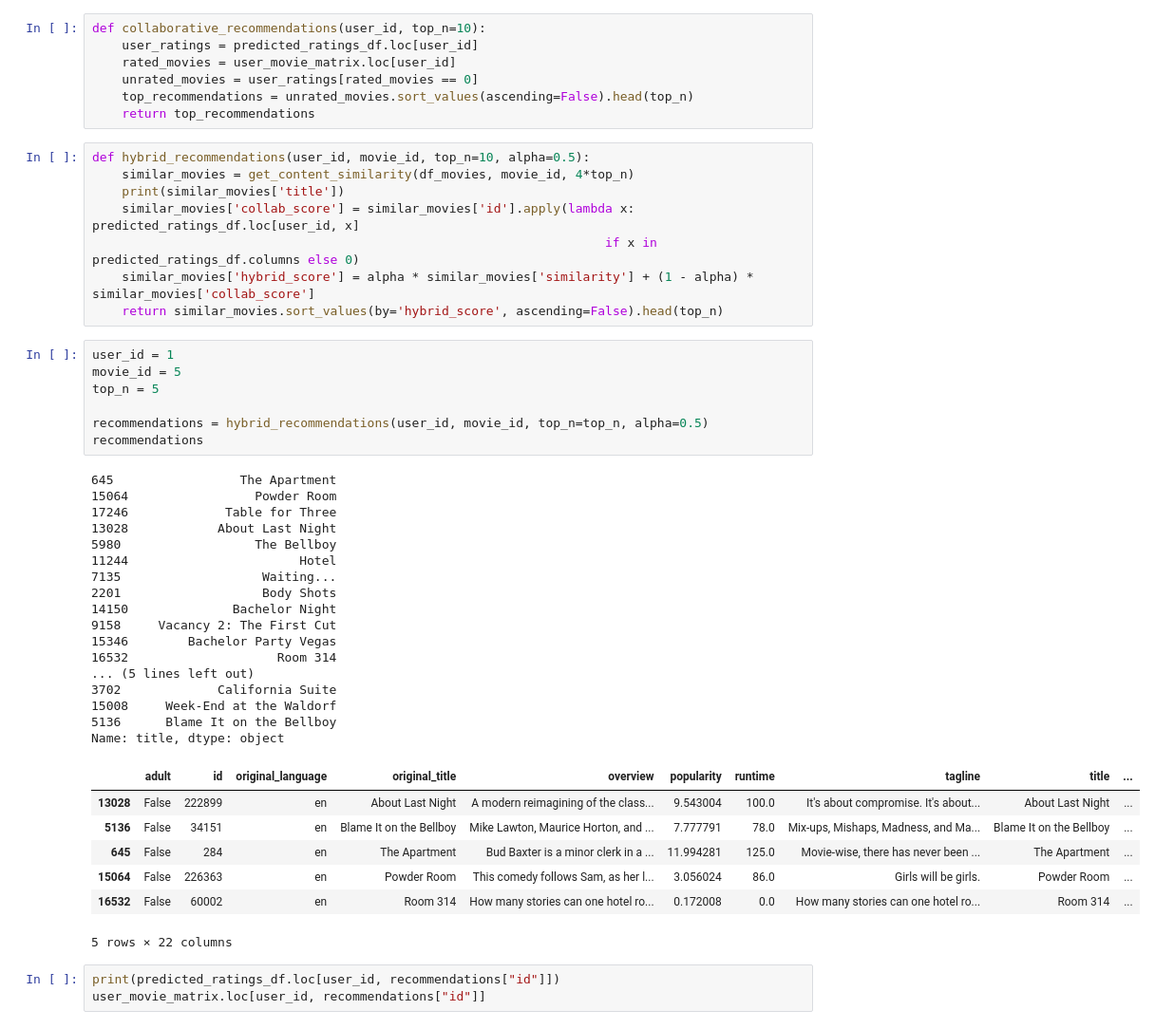
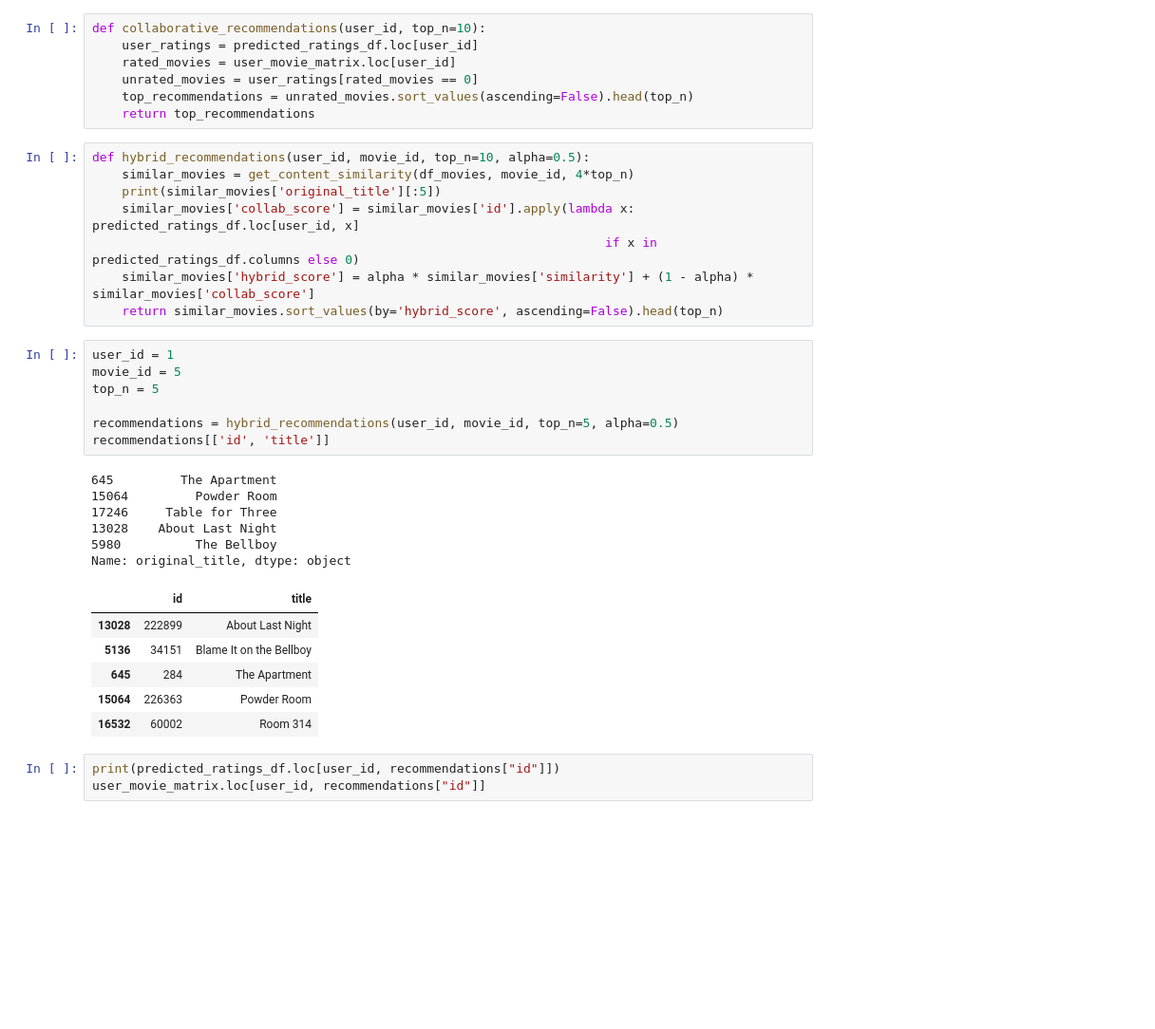
Before and after one commit to Wojtek130/Movies-Recommender, a Jupyter notebook: ratings.ipynb, the cells around one changed output. Shown at 95% size. Saved outputs shown, nothing was run; the diff lists cells and outputs as text; blank space fills up the shorter version.

```diff
--- a/ratings.ipynb
+++ b/ratings.ipynb
@@ -73,7 +73,7 @@ def collaborative_recommendations(user_id, top_n=10):
 # %%
 def hybrid_recommendations(user_id, movie_id, top_n=10, alpha=0.5):
     similar_movies = get_content_similarity(df_movies, movie_id, 4*top_n)
-    print(similar_movies['title'])
+    print(similar_movies['original_title'][:5])
     similar_movies['collab_score'] = similar_movies['id'].apply(lambda x: predicted_ratings_df.loc[user_id, x]
                                                                      if x in predicted_ratings_df.columns else 0)
     similar_movies['hybrid_score'] = alpha * similar_movies['similarity'] + (1 - alpha) * similar_movies['collab_score']
@@ -81,35 +81,23 @@ def hybrid_recommendations(user_id, movie_id, top_n=10, alpha=0.5):
 # %%
 user_id = 1
 movie_id = 5
 top_n = 5
 
-recommendations = hybrid_recommendations(user_id, movie_id, top_n=top_n, alpha=0.5)
-recommendations
+recommendations = hybrid_recommendations(user_id, movie_id, top_n=5, alpha=0.5)
+recommendations[['id', 'title']]
 # %% [output]
-645                 The Apartment
-15064                 Powder Room
-17246             Table for Three
-13028            About Last Night
-5980                  The Bellboy
-11244                       Hotel
-7135                   Waiting...
-2201                   Body Shots
-14150              Bachelor Night
-9158     Vacancy 2: The First Cut
-15346        Bachelor Party Vegas
-16532                    Room 314
-... (5 lines left out)
-3702             California Suite
-15008     Week-End at the Waldorf
-5136      Blame It on the Bellboy
-Name: title, dtype: object
+645         The Apartment
+15064         Powder Room
+17246     Table for Three
+13028    About Last Night
+5980          The Bellboy
+Name: original_title, dtype: object
-|  | adult | id | original_language | original_title | overview | popularity | runtime | tagline | title | ... |
-| 13028 | False | 222899 | en | About Last Night | A modern reimagining of the class... | 9.543004 | 100.0 | It's about compromise. It's about... | About Last Night | ... |
-| 5136 | False | 34151 | en | Blame It on the Bellboy | Mike Lawton, Maurice Horton, and ... | 7.777791 | 78.0 | Mix-ups, Mishaps, Madness, and Ma... | Blame It on the Bellboy | ... |
-| 645 | False | 284 | en | The Apartment | Bud Baxter is a minor clerk in a ... | 11.994281 | 125.0 | Movie-wise, there has never been ... | The Apartment | ... |
-| 15064 | False | 226363 | en | Powder Room | This comedy follows Sam, as her l... | 3.056024 | 86.0 | Girls will be girls. | Powder Room | ... |
-| 16532 | False | 60002 | en | Room 314 | How many stories can one hotel ro... | 0.172008 | 0.0 | How many stories can one hotel ro... | Room 314 | ... |
+|  | id | title |
+| 13028 | 222899 | About Last Night |
+| 5136 | 34151 | Blame It on the Bellboy |
+| 645 | 284 | The Apartment |
+| 15064 | 226363 | Powder Room |
+| 16532 | 60002 | Room 314 |
-5 rows × 22 columns
 # %%
 print(predicted_ratings_df.loc[user_id, recommendations["id"]])
 user_movie_matrix.loc[user_id, recommendations["id"]]
```
Also changed, not shown: 5 other files.
